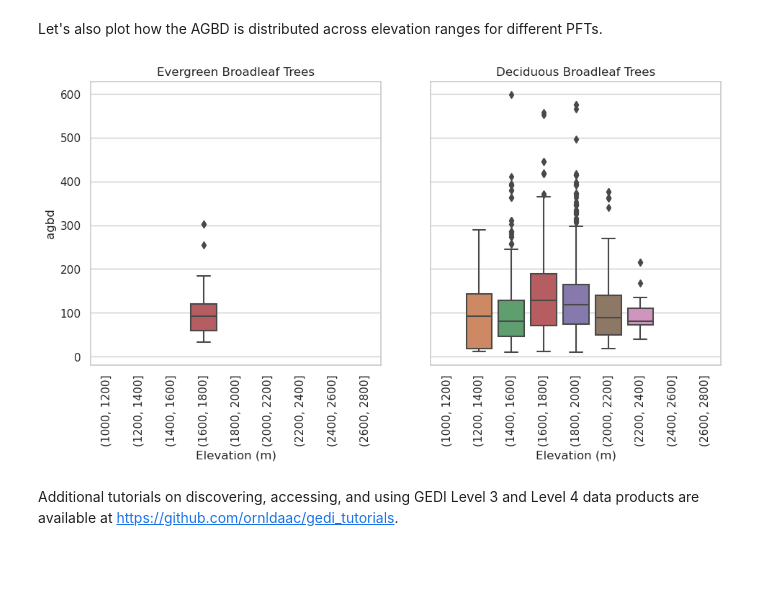
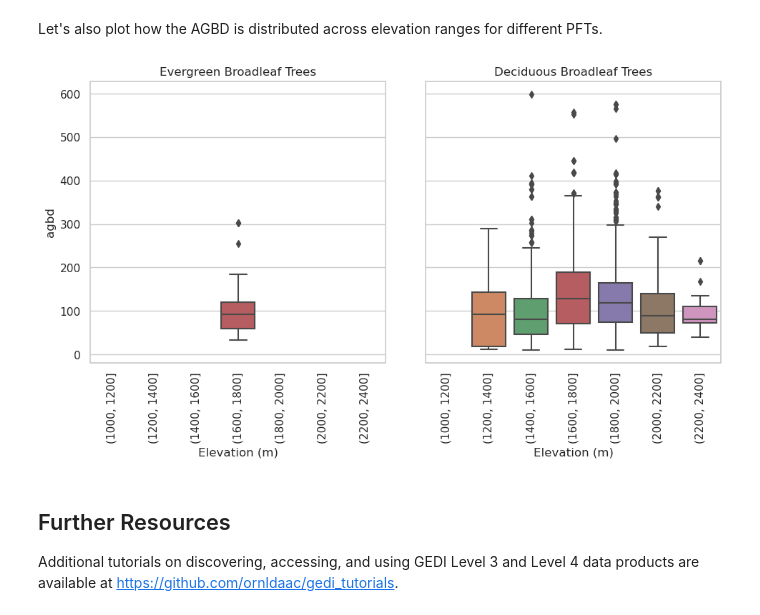
Before and after one commit to NASA-Openscapes/2023-ssc, a Jupyter notebook: tutorials/science/gedi-l4a-agbd.ipynb, the cells around one changed output. Drawn from its saved outputs; the diff is of its cells as text; code cells hidden in the pictures; blank space fills up the shorter version.

```diff
--- a/tutorials/science/gedi-l4a-agbd.ipynb
+++ b/tutorials/science/gedi-l4a-agbd.ipynb
@@ -213,15 +220,16 @@ plt.show()
 # %% [markdown]
 Let's also plot how the AGBD is distributed across elevation ranges for different PFTs.
 # %%
-gdf['elev_bin']=pd.cut(gdf['elev_lowestmode'], bins =range(1000, 3000, 200))
+gdf['elev_bin']=pd.cut(gdf['elev_lowestmode'], bins =range(1000, 2600, 200))
 g = sns.catplot(x = "elev_bin", y = "agbd", data = gdf[mask], col="pft_class", kind="box")
 g.set_xticklabels(rotation=90)
 g.set_titles("{col_name}")
 for ax in g.axes.flat:
     ax.set_title(pft_legend[int(float(ax.get_title()))])
 g.set_axis_labels("Elevation (m)")
 sns.despine(top=False, right=False, left=False, bottom=False, offset=None, trim=False)
 # %% [output]
-[figure, old version]
+[figure, new version]
 # %% [markdown]
-Additional tutorials on discovering, accessing, and using GEDI Level 3 and Level 4 data products are available at https://github.com/ornldaac/gedi_tutorials.
+## Further Resources
+Additional tutorials on discovering, accessing, and using GEDI Level 3 and Level 4 data products are available at [https://github.com/ornldaac/gedi_tutorials](https://github.com/ornldaac/gedi_tutorials).
```
Also changed, not shown: parts of 8 cells of this notebook.
